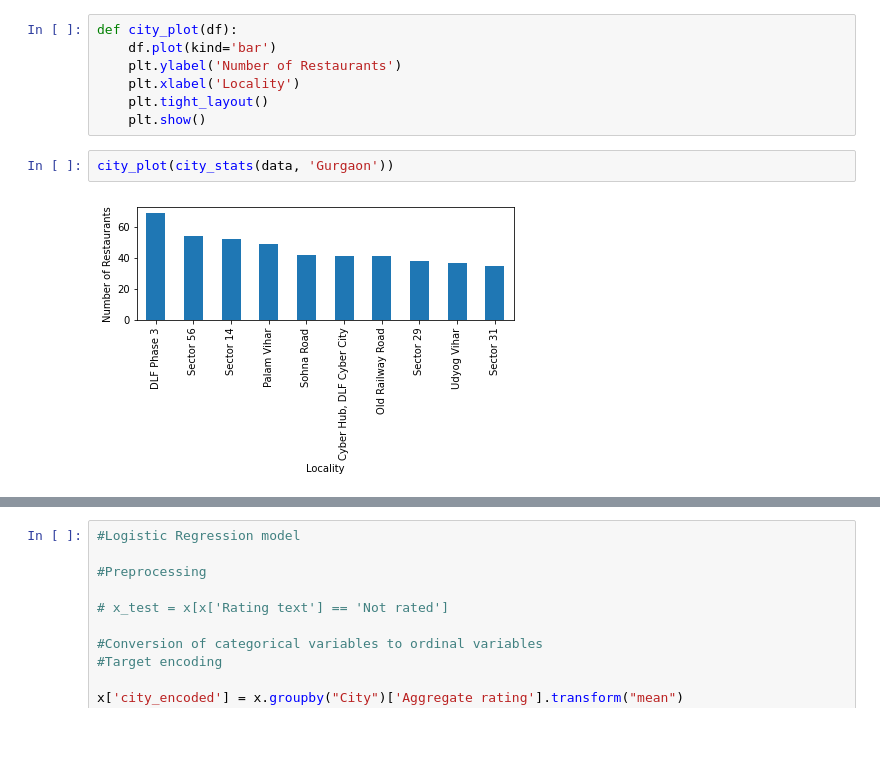
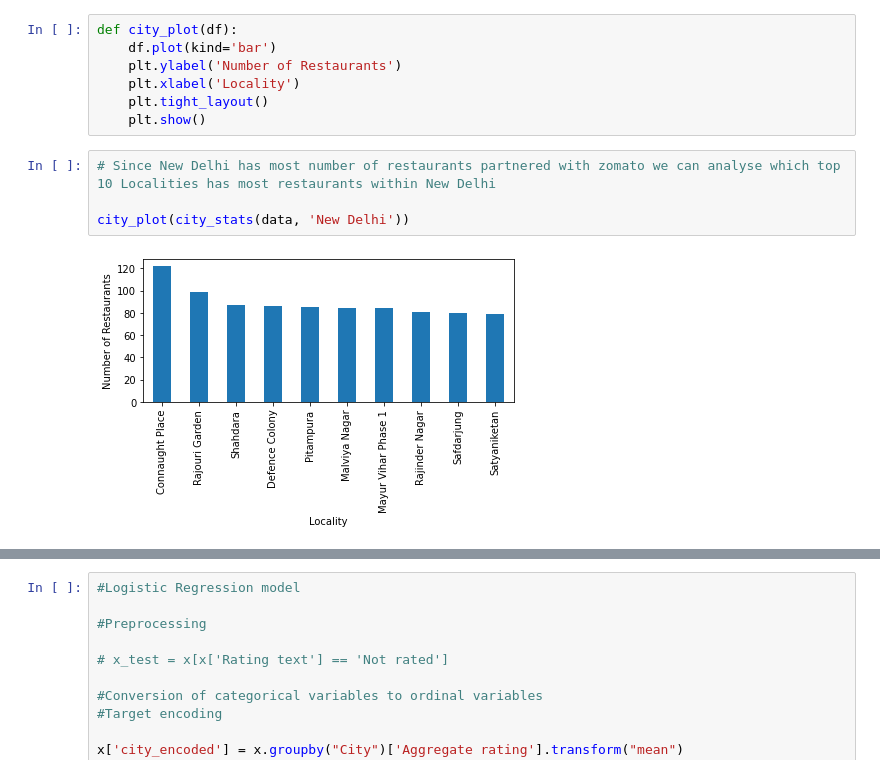
Before and after one commit to Minhaas/Food-takeaway-analysis, a Jupyter notebook: New_code.ipynb, the cells around one changed output, grey strips where cells are left out. Cells and saved outputs as stored; diff of their text form; blank space fills up the shorter version.

```diff
--- a/New_code.ipynb
+++ b/New_code.ipynb
@@ -160,6 +160,8 @@ def city_plot(df):
     plt.tight_layout()
     plt.show()
 # %%
-city_plot(city_stats(data, 'Gurgaon'))
+# Since New Delhi has most number of restaurants partnered with zomato we can analyse which top 10 Localities has most restaurants within New Delhi
+
+city_plot(city_stats(data, 'New Delhi'))
 # %% [output]
-[figure, old version]
+[figure, new version]
```
Also changed, not shown: parts of 9 cells of this notebook.
